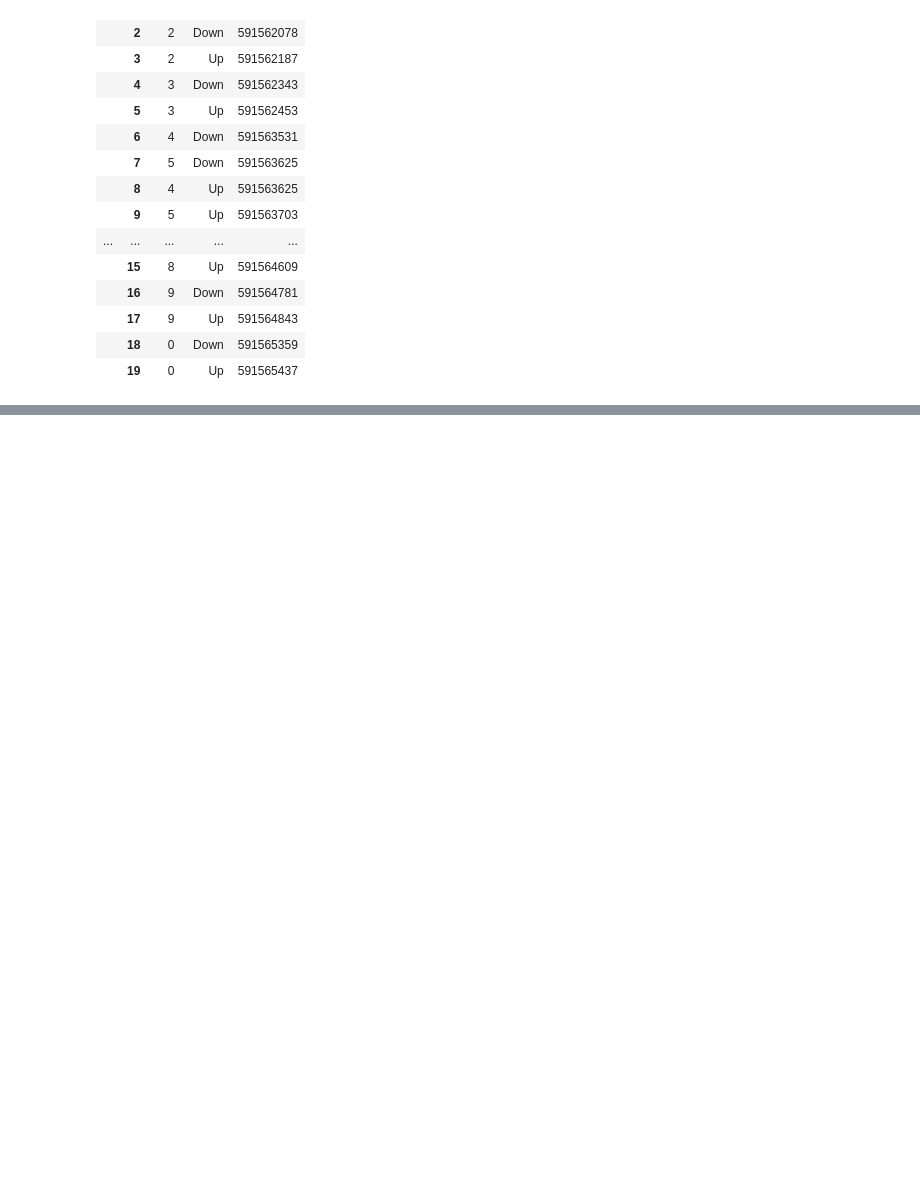
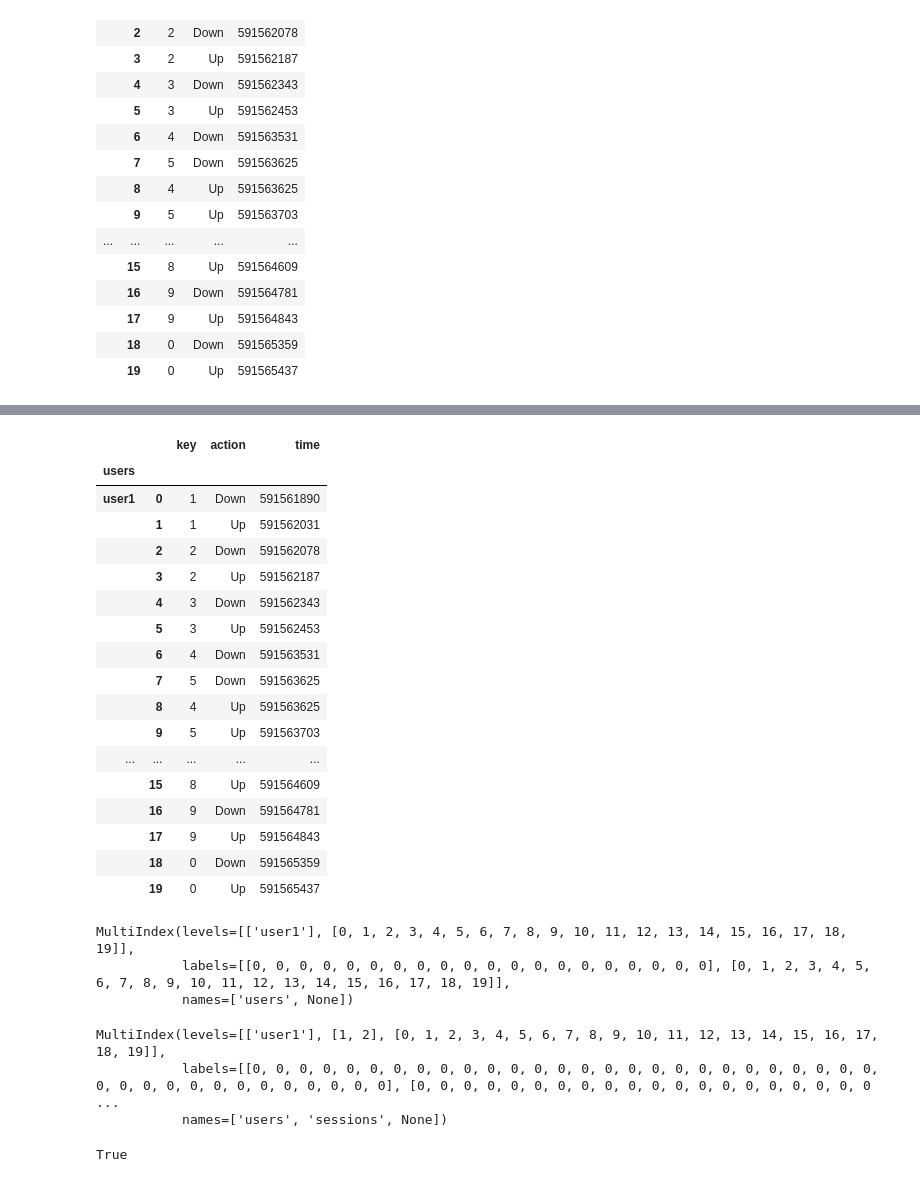
Before and after one commit to Eldar7/keystroke, a Jupyter notebook: keystroke store.ipynb, the cells around one changed output, grey strips where cells are left out. Drawn from its saved outputs; the diff is of its cells as text; code cells hidden in the pictures; blank space fills up the shorter version.

```diff
--- a/keystroke store.ipynb
+++ b/keystroke store.ipynb
@@ -188,0 +197,40 @@ pd.concat([pd.concat([kdf,kdf], keys=[1,2])], keys=['user1'])
+# %%
+#kdf должен содержать в себе юзера
+ukdf = pd.concat([kdf], keys=['user1'], names=['users'])
+# %%
+ukdf
+# %% [output]
+|  |  | key | action | time |
+| users |  |  |  |  |
+| user1 | 0 | 1 | Down | 591561890 |
+|  | 1 | 1 | Up | 591562031 |
+|  | 2 | 2 | Down | 591562078 |
+|  | 3 | 2 | Up | 591562187 |
+|  | 4 | 3 | Down | 591562343 |
+|  | 5 | 3 | Up | 591562453 |
+|  | 6 | 4 | Down | 591563531 |
+|  | 7 | 5 | Down | 591563625 |
+|  | 8 | 4 | Up | 591563625 |
+|  | 9 | 5 | Up | 591563703 |
+| ... | ... | ... | ... | ... |
+|  | 15 | 8 | Up | 591564609 |
+|  | 16 | 9 | Down | 591564781 |
+|  | 17 | 9 | Up | 591564843 |
+|  | 18 | 0 | Down | 591565359 |
+|  | 19 | 0 | Up | 591565437 |
+# %%
+ukdf.index
+# %% [output]
+MultiIndex(levels=[['user1'], [0, 1, 2, 3, 4, 5, 6, 7, 8, 9, 10, 11, 12, 13, 14, 15, 16, 17, 18, 19]],
+           labels=[[0, 0, 0, 0, 0, 0, 0, 0, 0, 0, 0, 0, 0, 0, 0, 0, 0, 0, 0, 0], [0, 1, 2, 3, 4, 5, 6, 7, 8, 9, 10, 11, 12, 13, 14, 15, 16, 17, 18, 19]],
+           names=['users', None])
+# %%
+adf.index
+# %% [output]
+MultiIndex(levels=[['user1'], [1, 2], [0, 1, 2, 3, 4, 5, 6, 7, 8, 9, 10, 11, 12, 13, 14, 15, 16, 17, 18, 19]],
+           labels=[[0, 0, 0, 0, 0, 0, 0, 0, 0, 0, 0, 0, 0, 0, 0, 0, 0, 0, 0, 0, 0, 0, 0, 0, 0, 0, 0, 0, 0, 0, 0, 0, 0, 0, 0, 0, 0, 0, 0, 0], [0, 0, 0, 0, 0, 0, 0, 0, 0, 0, 0, 0, 0, 0, 0, 0, 0, 0, 0, 0 ...
+           names=['users', 'sessions', None])
+# %%
+'user1' in [user for (user, _, _) in adf.index.tolist()]
+# %% [output]
+True
```
Also changed, not shown: parts of 18 cells of this notebook.
